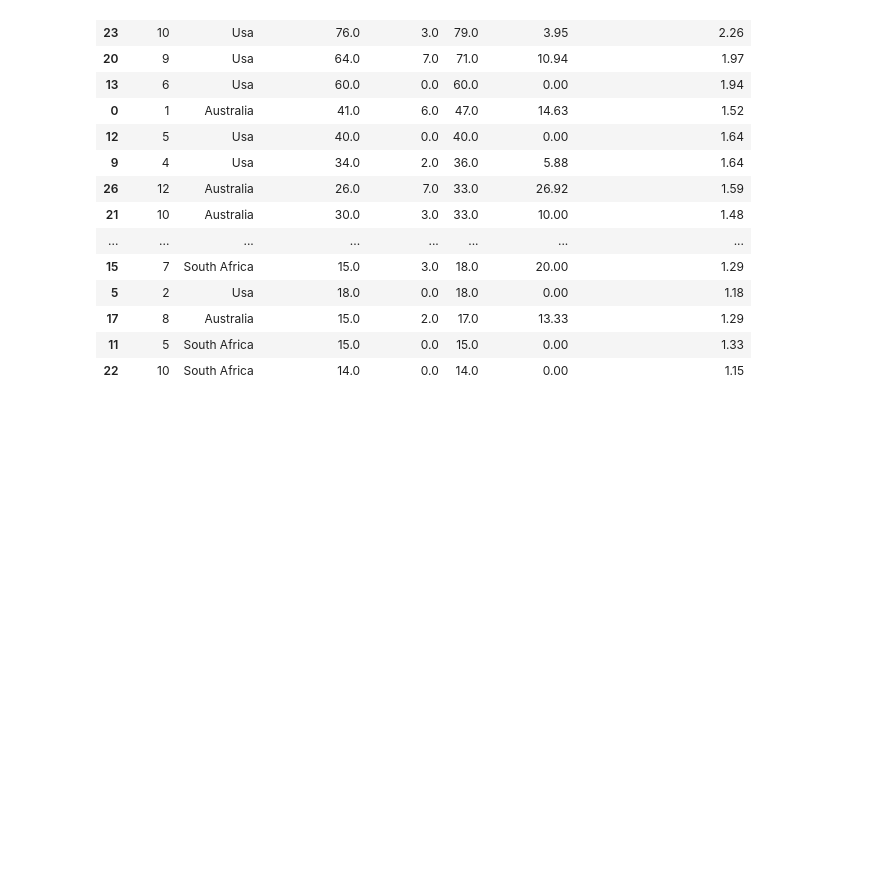
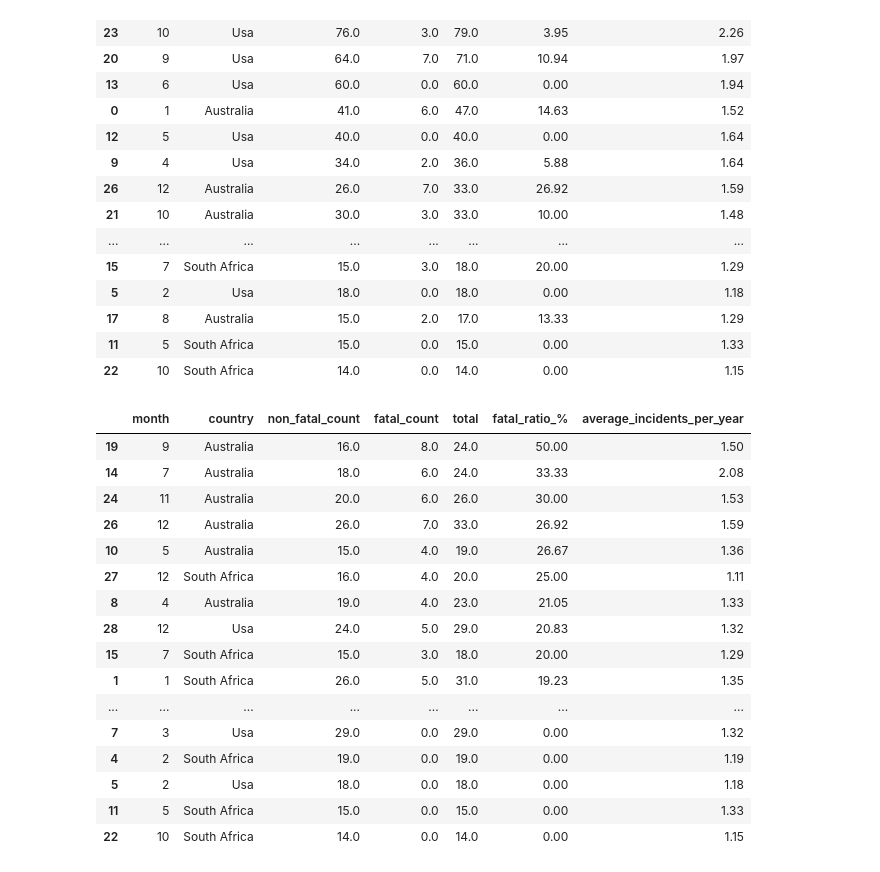
Before and after one commit to estebanba/mini-project-sharks, a Jupyter notebook: main.ipynb, the cells around one changed output. Saved outputs shown, nothing was run; the diff lists cells and outputs as text; code cells hidden in the pictures; blank space fills up the shorter version.

```diff
--- a/main.ipynb
+++ b/main.ipynb
@@ -402,3 +413,23 @@ fatal_risk_df.sort_values(by=['total','month'], ascending=False)
 | 17 | 8 | Australia | 15.0 | 2.0 | 17.0 | 13.33 | 1.29 |
 | 11 | 5 | South Africa | 15.0 | 0.0 | 15.0 | 0.00 | 1.33 |
 | 22 | 10 | South Africa | 14.0 | 0.0 | 14.0 | 0.00 | 1.15 |
+# %%
+fatal_risk_df.sort_values(by=['fatal_ratio_%','total'], ascending=False)
+# %% [output]
+|  | month | country | non_fatal_count | fatal_count | total | fatal_ratio_% | average_incidents_per_year |
+| 19 | 9 | Australia | 16.0 | 8.0 | 24.0 | 50.00 | 1.50 |
+| 14 | 7 | Australia | 18.0 | 6.0 | 24.0 | 33.33 | 2.08 |
+| 24 | 11 | Australia | 20.0 | 6.0 | 26.0 | 30.00 | 1.53 |
+| 26 | 12 | Australia | 26.0 | 7.0 | 33.0 | 26.92 | 1.59 |
+| 10 | 5 | Australia | 15.0 | 4.0 | 19.0 | 26.67 | 1.36 |
+| 27 | 12 | South Africa | 16.0 | 4.0 | 20.0 | 25.00 | 1.11 |
+| 8 | 4 | Australia | 19.0 | 4.0 | 23.0 | 21.05 | 1.33 |
+| 28 | 12 | Usa | 24.0 | 5.0 | 29.0 | 20.83 | 1.32 |
+| 15 | 7 | South Africa | 15.0 | 3.0 | 18.0 | 20.00 | 1.29 |
+| 1 | 1 | South Africa | 26.0 | 5.0 | 31.0 | 19.23 | 1.35 |
+| ... | ... | ... | ... | ... | ... | ... | ... |
+| 7 | 3 | Usa | 29.0 | 0.0 | 29.0 | 0.00 | 1.32 |
+| 4 | 2 | South Africa | 19.0 | 0.0 | 19.0 | 0.00 | 1.19 |
+| 5 | 2 | Usa | 18.0 | 0.0 | 18.0 | 0.00 | 1.18 |
+| 11 | 5 | South Africa | 15.0 | 0.0 | 15.0 | 0.00 | 1.33 |
+| 22 | 10 | South Africa | 14.0 | 0.0 | 14.0 | 0.00 | 1.15 |
```
Also changed, not shown: parts of 7 cells of this notebook, 1 other file.
